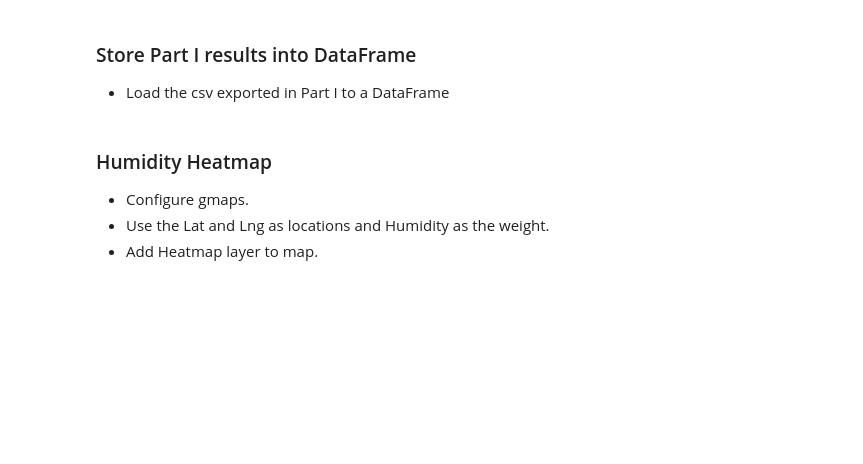
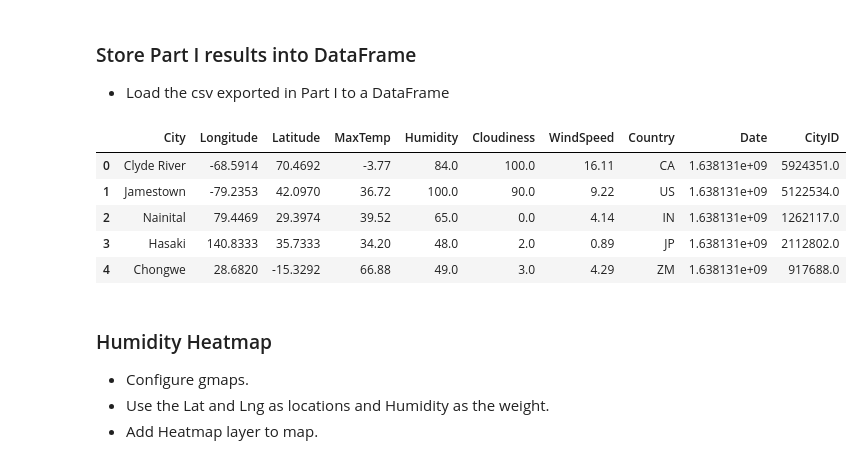
Before and after one commit to hamcha555/python-api-challenge, a Jupyter notebook: VacationPy/VacationPy.ipynb, the cells around one changed output. Saved outputs shown, nothing was run; the diff lists cells and outputs as text; code cells hidden in the pictures; blank space fills up the shorter version.

```diff
--- a/VacationPy/VacationPy.ipynb
+++ b/VacationPy/VacationPy.ipynb
@@ -23,3 +33,12 @@ from api_keys import g_key
+# %%
+city_df.head()
+# %% [output]
+|  | City | Longitude | Latitude | MaxTemp | Humidity | Cloudiness | WindSpeed | Country | Date | CityID |
+| 0 | Clyde River | -68.5914 | 70.4692 | -3.77 | 84.0 | 100.0 | 16.11 | CA | 1.638131e+09 | 5924351.0 |
+| 1 | Jamestown | -79.2353 | 42.0970 | 36.72 | 100.0 | 90.0 | 9.22 | US | 1.638131e+09 | 5122534.0 |
+| 2 | Nainital | 79.4469 | 29.3974 | 39.52 | 65.0 | 0.0 | 4.14 | IN | 1.638131e+09 | 1262117.0 |
+| 3 | Hasaki | 140.8333 | 35.7333 | 34.20 | 48.0 | 2.0 | 0.89 | JP | 1.638131e+09 | 2112802.0 |
+| 4 | Chongwe | 28.6820 | -15.3292 | 66.88 | 49.0 | 3.0 | 4.29 | ZM | 1.638131e+09 | 917688.0 |
 # %% [markdown]
 ### Humidity Heatmap
 * Configure gmaps.
```
Also changed, not shown: parts of 21 cells of this notebook, 4 other files.
